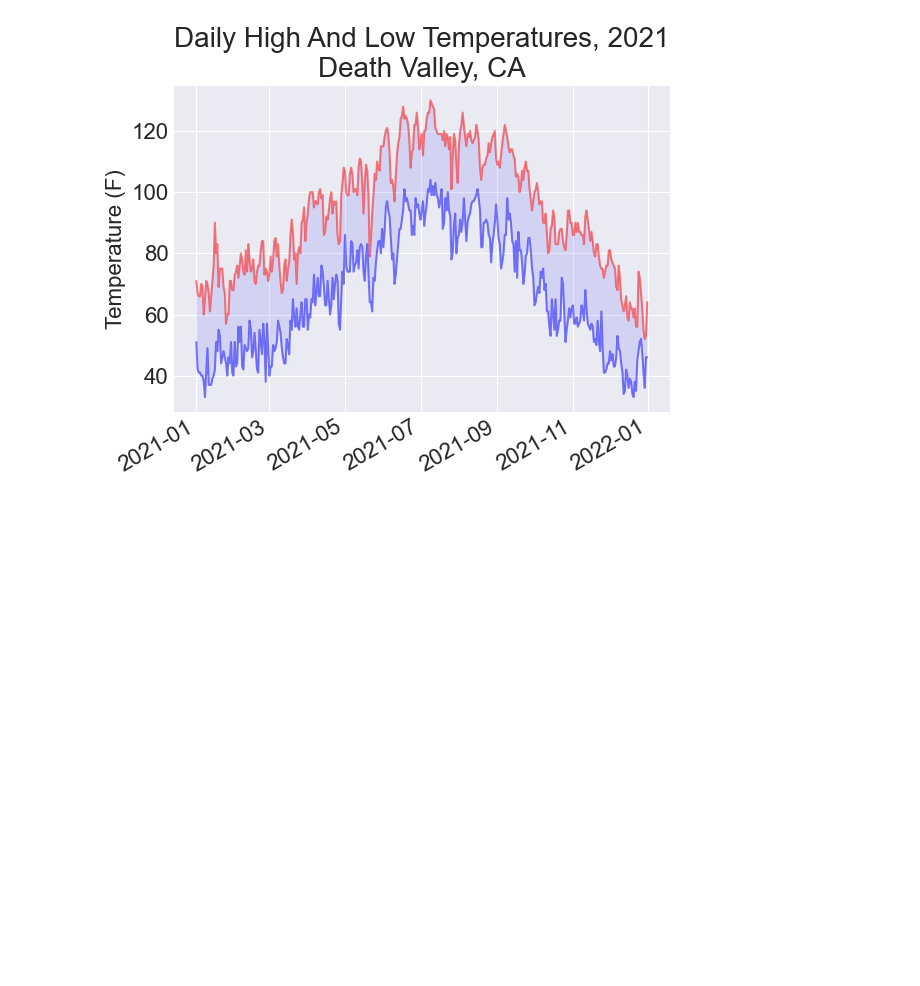
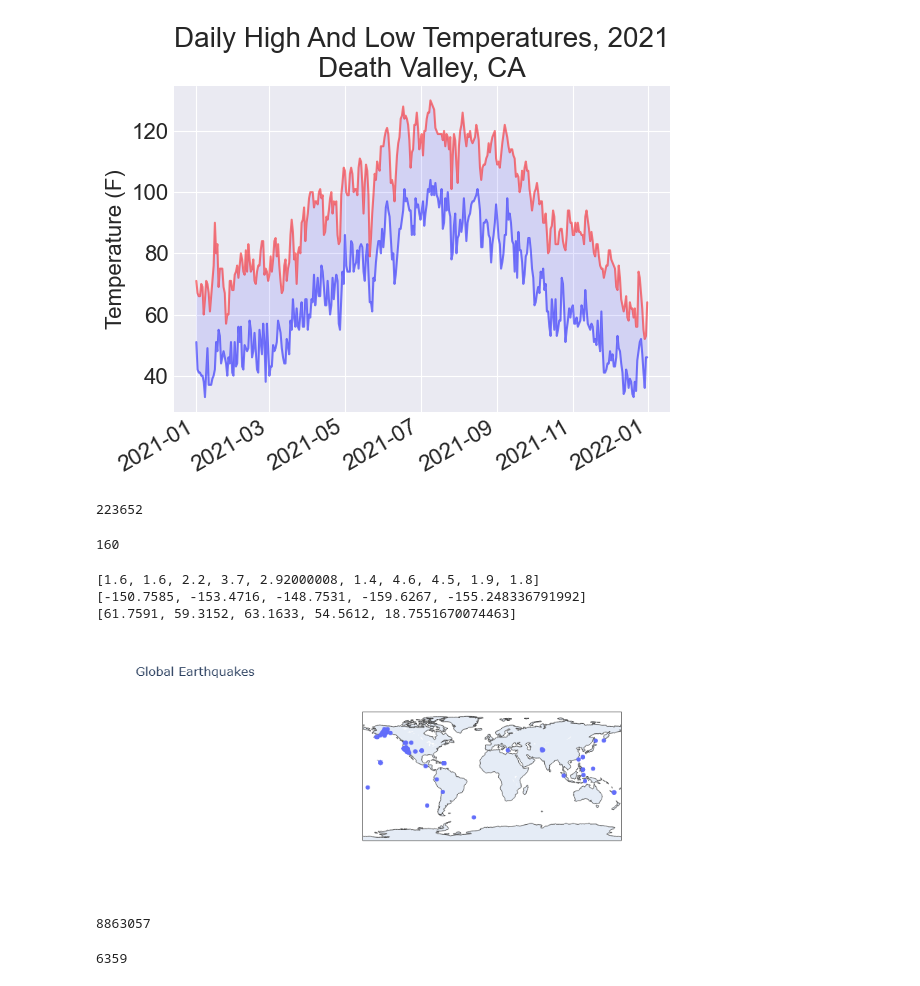
Before and after one commit to Seharish-Fatima/Downloading-Data, a Jupyter notebook: Downloading Data.ipynb, the cells around one changed output. Saved outputs shown, nothing was run; the diff lists cells and outputs as text; code cells hidden in the pictures; blank space fills up the shorter version.

```diff
--- a/Downloading Data.ipynb
+++ b/Downloading Data.ipynb
@@ -88,3 +90,41 @@ ax.tick_params(labelsize = 16)
 plt.show()
 # %% [output]
 [figure]
+# %%
+path = Path('eq_data_1_day_m1.geojson')
+contents = path.read_text(encoding='utf-8')
+all_eq_data = json.loads(contents)
+# %%
+path = Path('readable_eq_data.geojson')
+readable_contents = json.dumps(all_eq_data, indent = 4)
+path.write_text(readable_contents)
+# %% [output]
+223652
+# %%
+all_eq_dicts = all_eq_data['features']
+print(len(all_eq_dicts))
+# %% [output]
+160
+# %%
+mags, lons, lats = [], [], []
+for eq_dict in all_eq_dicts:
+    mag = eq_dict['properties']['mag']
+    lon = eq_dict['geometry']['coordinates'][0]
+    lat = eq_dict['geometry']['coordinates'][1]
+    mags.append(mag)
+    lons.append(lon)
+    lats.append(lat)
+
+print(mags[:10])
+print(lons[:5])
+print(lats[:5])
+# %% [output]
+[1.6, 1.6, 2.2, 3.7, 2.92000008, 1.4, 4.6, 4.5, 1.9, 1.8]
+[-150.7585, -153.4716, -148.7531, -159.6267, -155.248336791992]
+[61.7591, 59.3152, 63.1633, 54.5612, 18.7551670074463]
+# %%
+title = 'Global Earthquakes'
+fig = px.scatter_geo(lat = lats, lon = lons, title = title)
+fig.show()
+# %% [output]
+[figure, added]
@@ -90,0 +135,11 @@ plt.show()
+# %%
+path = Path('readable_eq_data.geojson')
+readable_contents = json.dumps(all_eq_data, indent = 4)
+path.write_text(readable_contents)
+# %% [output]
+8863057
+# %%
+all_eq_dicts = all_eq_data['features']
+print(len(all_eq_dicts))
+# %% [output]
+6359
```
Also changed, not shown: parts of 4 cells of this notebook, 2 other files.
